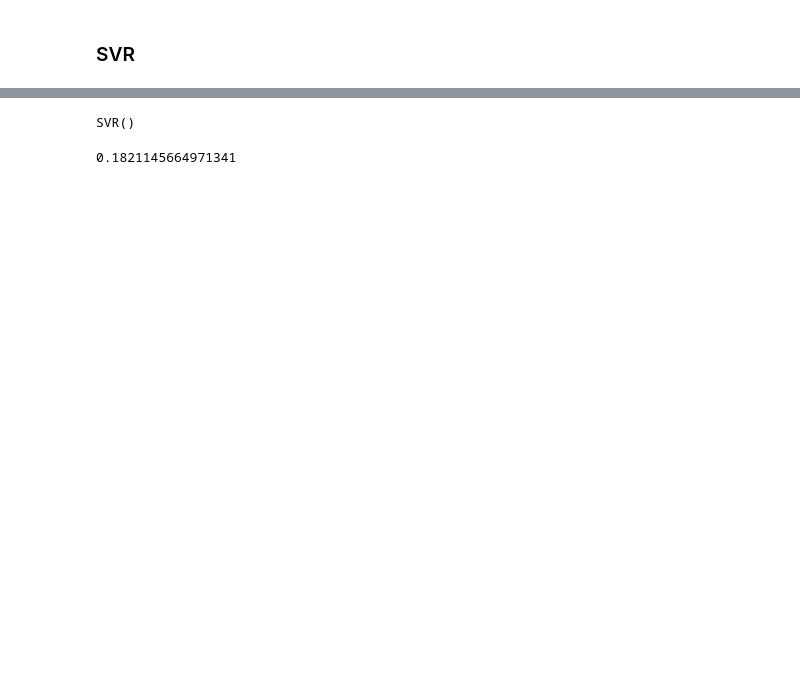
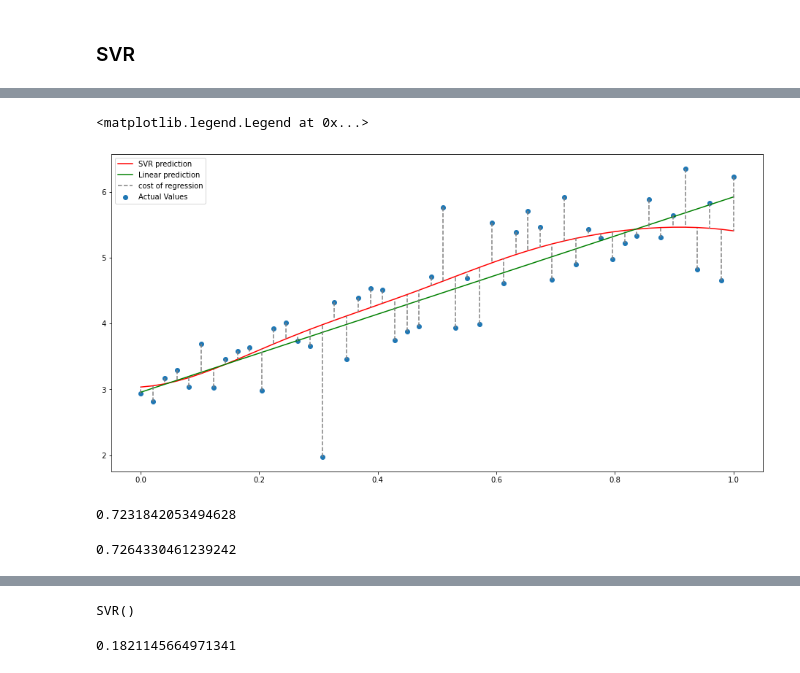
Before and after one commit to cian-gmit-da2020/machineLearningStatistics, a Jupyter notebook: scikit-learn.ipynb, the cells around one changed output, grey strips where cells are left out. Saved outputs shown, nothing was run; the diff lists cells and outputs as text; code cells hidden in the pictures; blank space fills up the shorter version.

```diff
--- a/scikit-learn.ipynb
+++ b/scikit-learn.ipynb
@@ -253,3 +426,24 @@ clf.score(X_test, y_test)
+# %%
+plt.scatter(X,y, label="Actual Values")
+plt.plot(X, reg.predict(X.reshape(-1,1)), color="r", label="SVR prediction")
+plt.plot(X, linReg.predict(X.reshape(-1,1)), color="g", label="Linear prediction")
+plt.plot([X[0],X[0]],[y[0], reg.predict(X.reshape(-1,1))[0]],color="grey", linestyle='dashed', label="cost of regression")
+
+for i in range(1, len(X)):
+    plt.plot([X[i],X[i]],[y[i], reg.predict(X.reshape(-1,1))[i]],color="grey", linestyle='dashed')
+
+plt.legend()
+# %% [output]
+<matplotlib.legend.Legend at 0x...>
+[figure, added]
+# %%
+linReg.score(X.reshape(-1,1), y)
+# %% [output]
+0.7231842053494628
+# %%
+reg.score(X.reshape(-1,1), y)
+# %% [output]
+0.7264330461239242
 # %%
 data, target = load_diabetes(return_X_y=True)
 X_dia_train, X_dia_test, y_dia_train, y_dia_test = train_test_split(data, target, test_size=0.2, random_state=42)
```
Also changed, not shown: parts of 104 cells of this notebook, 4 other files.
